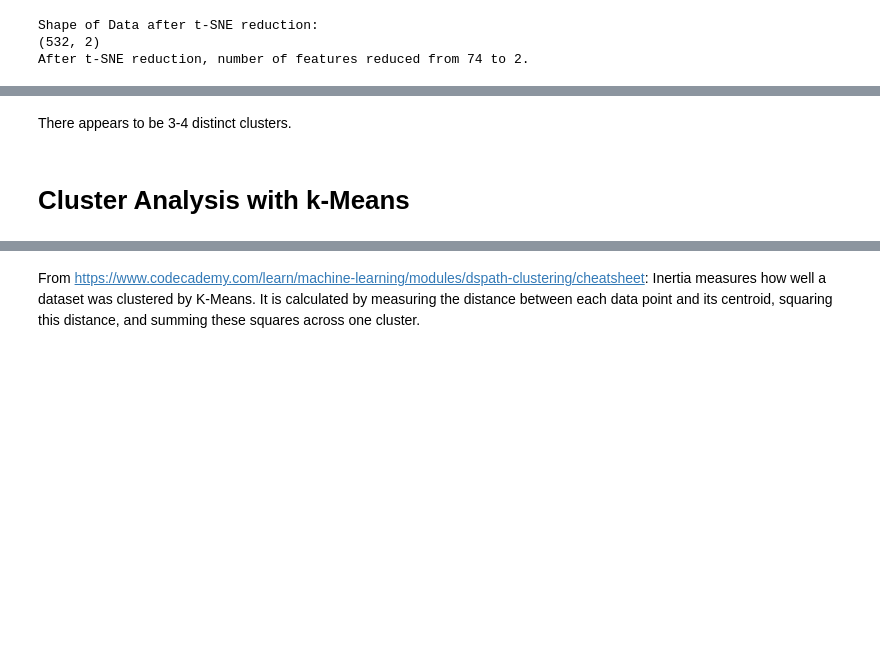
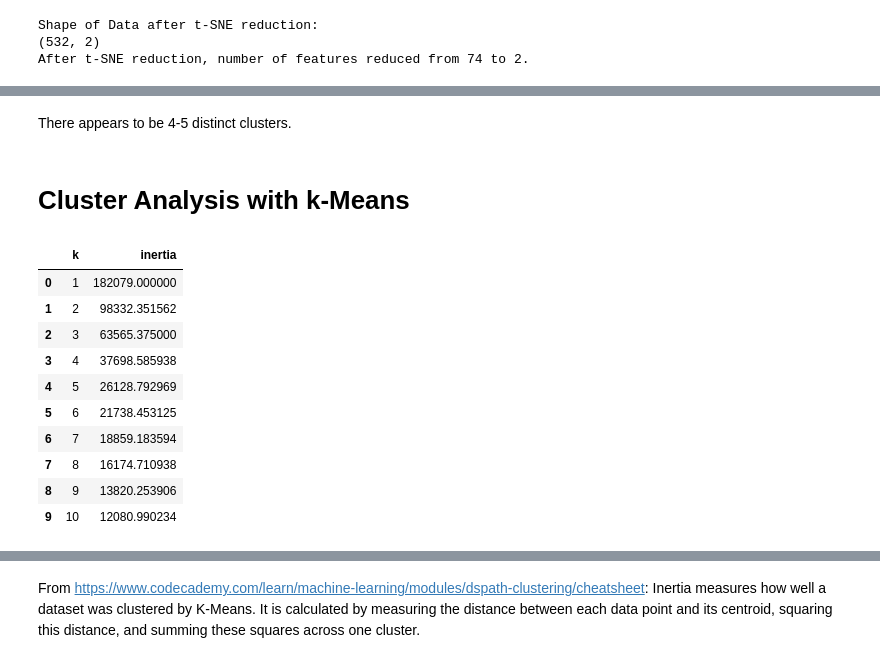
Before and after one commit to emeralddawns/Clustering-Crypto-Currencies, a Jupyter notebook: crypto_comparison.ipynb, the cells around one changed output, grey strips where cells are left out. Saved outputs shown, nothing was run; the diff lists cells and outputs as text; code cells hidden in the pictures; blank space fills up the shorter version.

```diff
--- a/crypto_comparison.ipynb
+++ b/crypto_comparison.ipynb
@@ -199,5 +217,5 @@ plt.show()
 # %% [markdown]
-There appears to be 3-4 distinct clusters.
+There appears to be 4-5 distinct clusters.
 # %% [markdown]
 # Cluster Analysis with k-Means
 # %%
@@ -217,6 +235,20 @@ for i in k:
 # Define a DataFrame to plot the Elbow Curve using hvPlot
 elbow_data = {"k": k, "inertia": inertia}
 df_elbow = pd.DataFrame(elbow_data)
+# %%
+df_elbow
+# %% [output]
+|  | k | inertia |
+| 0 | 1 | 182079.000000 |
+| 1 | 2 | 98332.351562 |
+| 2 | 3 | 63565.375000 |
+| 3 | 4 | 37698.585938 |
+| 4 | 5 | 26128.792969 |
+| 5 | 6 | 21738.453125 |
+| 6 | 7 | 18859.183594 |
+| 7 | 8 | 16174.710938 |
+| 8 | 9 | 13820.253906 |
+| 9 | 10 | 12080.990234 |
 # %%
 # Create an elbow plot to identify the best number of clusters
 
```
Also changed, not shown: parts of 16 cells of this notebook.
